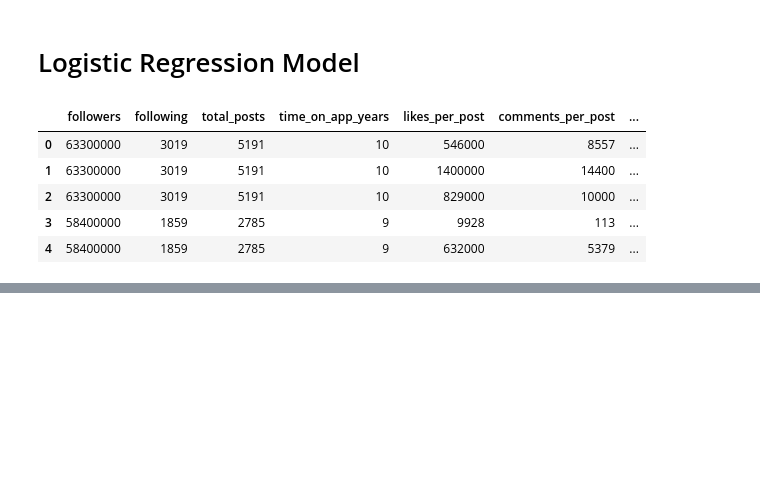
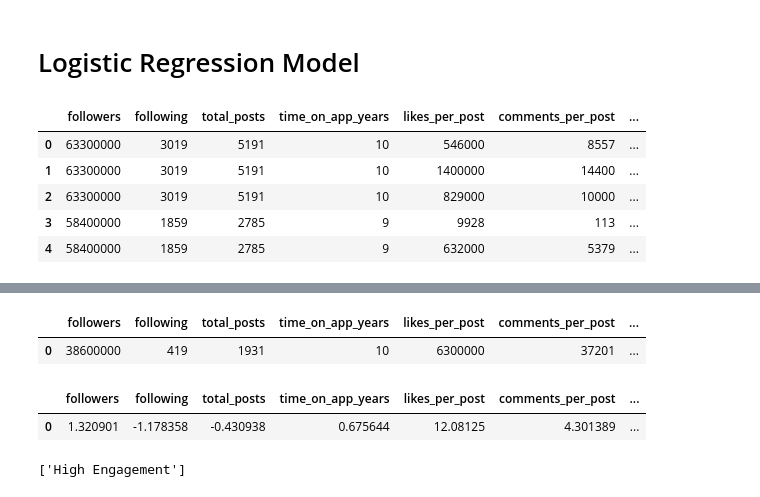
Before and after one commit to cristiana-ayres/Insta-engagement-pred, a Jupyter notebook: 11_lets_go.ipynb, the cells around one changed output, grey strips where cells are left out. Saved outputs shown, nothing was run; the diff lists cells and outputs as text; code cells hidden in the pictures; blank space fills up the shorter version.

```diff
--- a/11_lets_go.ipynb
+++ b/11_lets_go.ipynb
@@ -233,0 +256,44 @@ logistic.score(X,y)
+# %%
+## TEST
+user_input = {'followers':[38600000], 'following': [419], 'total_posts': [1931], 'time_on_app_years': [10], 'likes_per_post': [6300000], 'comments_per_post': [37201]}
+to_predict = pd.DataFrame(user_input)
+
+# fit our data to the standard scaler
+scaler.fit(X)
+
+# transform the data
+
+
+# input_feature1 = 100
+# input_feature2 = 300
+# input_feature3 = 10
+# input_feature4 = 10
+# input_feature5 = 20
+# input_feature6 = 10
+
+to_predict['engagement_activity'] = (((6300000 + 37201) * 100) / 38600000)
+scaled_pred = pd.DataFrame(scaler.transform(to_predict), columns=to_predict.columns)
+display(to_predict)
+display(scaled_pred)
+
+# if engagement_activity_new <= 5.0:
+#     to_predict['engagement_activity'] = "Low Engagement"
+# else:
+#     to_predict['engagement_activity'] = "High Engagement"
+
+    #if button:
+    # prediction model
+    #try:
+result = logistic.predict(scaled_pred)
+# if result == "Low Engagement":
+#     print('Your engagement will be low')
+# else:
+#     print('Your engagement will be high')
+# except:
+print(result)
+# %% [output]
+|  | followers | following | total_posts | time_on_app_years | likes_per_post | comments_per_post | ... |
+| 0 | 38600000 | 419 | 1931 | 10 | 6300000 | 37201 | ... |
+|  | followers | following | total_posts | time_on_app_years | likes_per_post | comments_per_post | ... |
+| 0 | 1.320901 | -1.178358 | -0.430938 | 0.675644 | 12.08125 | 4.301389 | ... |
+['High Engagement']
```
Also changed, not shown: parts of 5 cells of this notebook, 2 other files.
